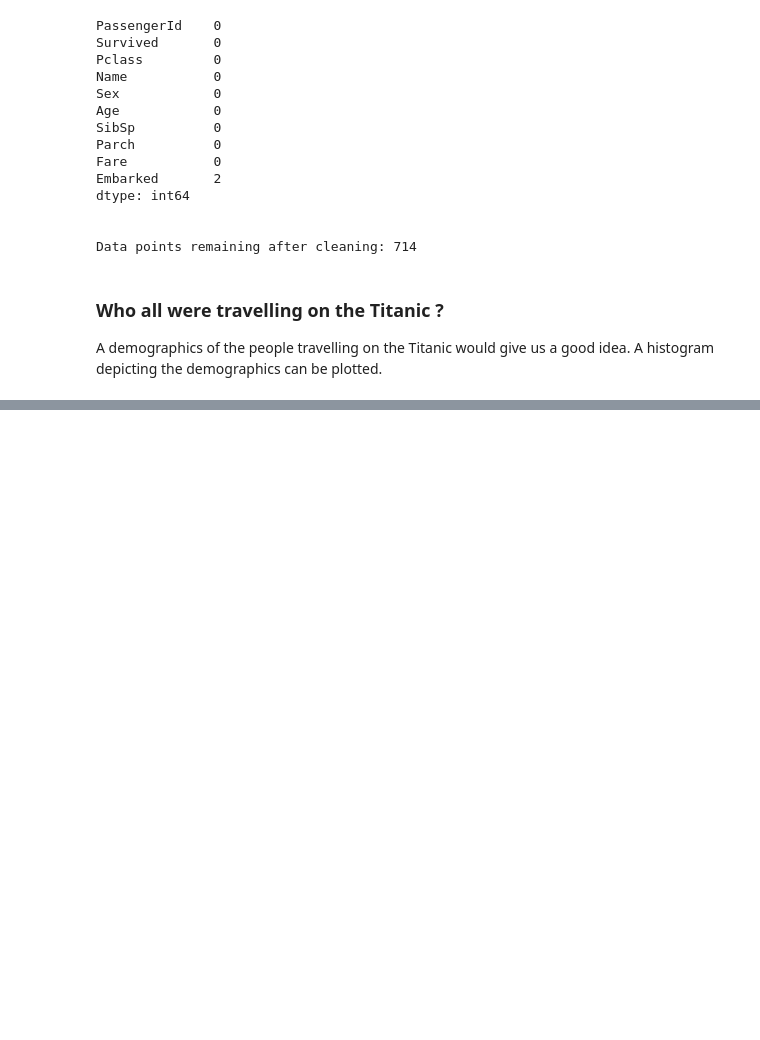
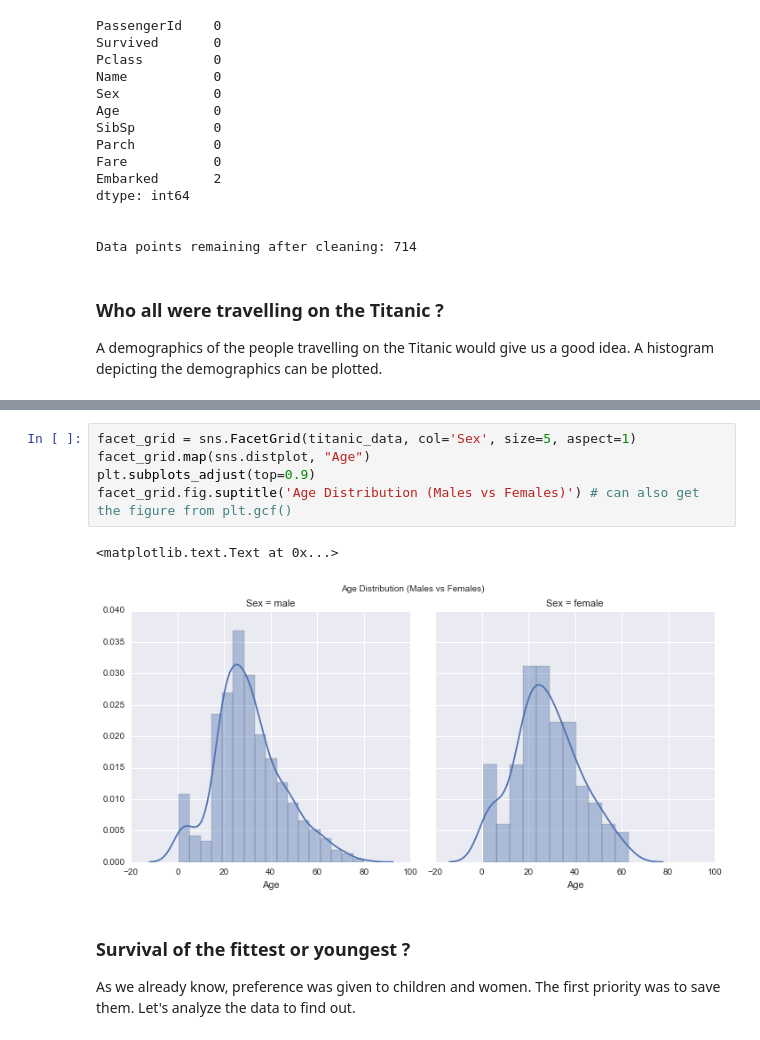
Before and after one commit to abkds/titanic-data, a Jupyter notebook: titanic_data.ipynb, the cells around one changed output, grey strips where cells are left out. Saved outputs shown, nothing was run; the diff lists cells and outputs as text; blank space fills up the shorter version.

```diff
--- a/titanic_data.ipynb
+++ b/titanic_data.ipynb
@@ -92,0 +127,12 @@ ax.yaxis.set_major_formatter(ticker.FuncFormatter(lambda x, pos: int(np.abs(x)))
+# %%
+facet_grid = sns.FacetGrid(titanic_data, col='Sex', size=5, aspect=1)
+facet_grid.map(sns.distplot, "Age")
+plt.subplots_adjust(top=0.9)
+facet_grid.fig.suptitle('Age Distribution (Males vs Females)') # can also get the figure from plt.gcf()
+# %% [output]
+<matplotlib.text.Text at 0x...>
+[figure, added]
+# %% [markdown]
+### Survival of the fittest or youngest ?
+
+As we already know, preference was given to children and women. The first priority was to save them. Let's analyze the data to find out.
```
Also changed, not shown: parts of 5 cells of this notebook, 1 other file.
